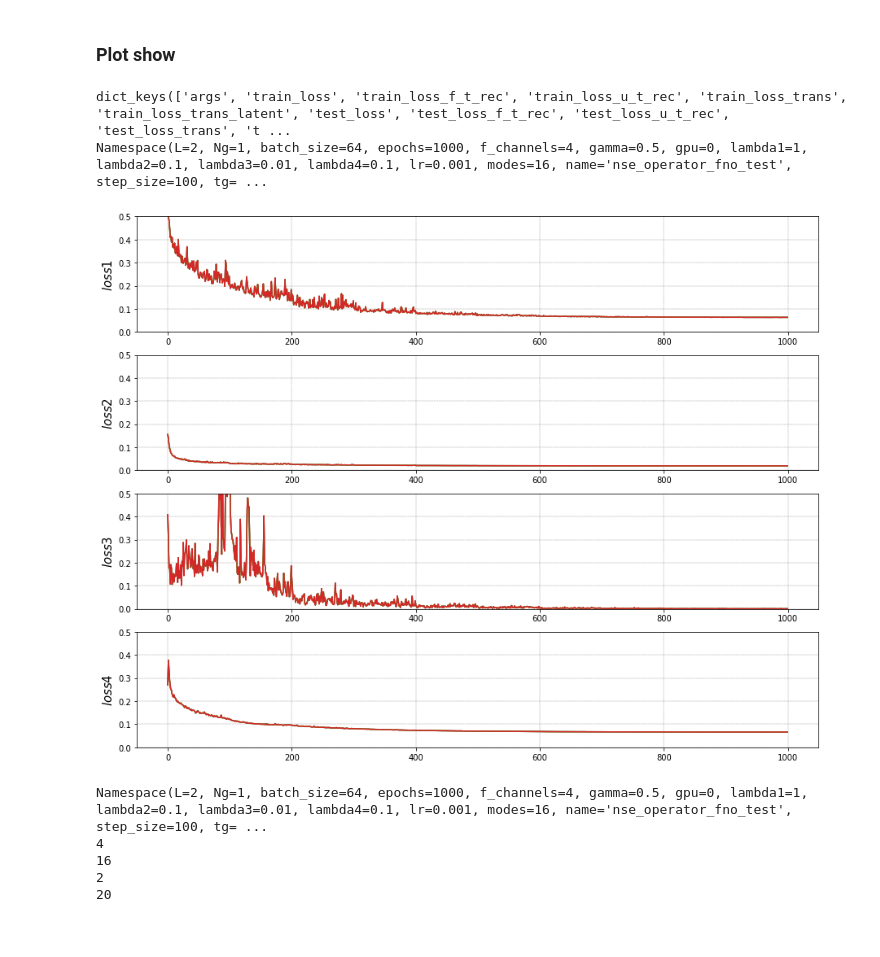
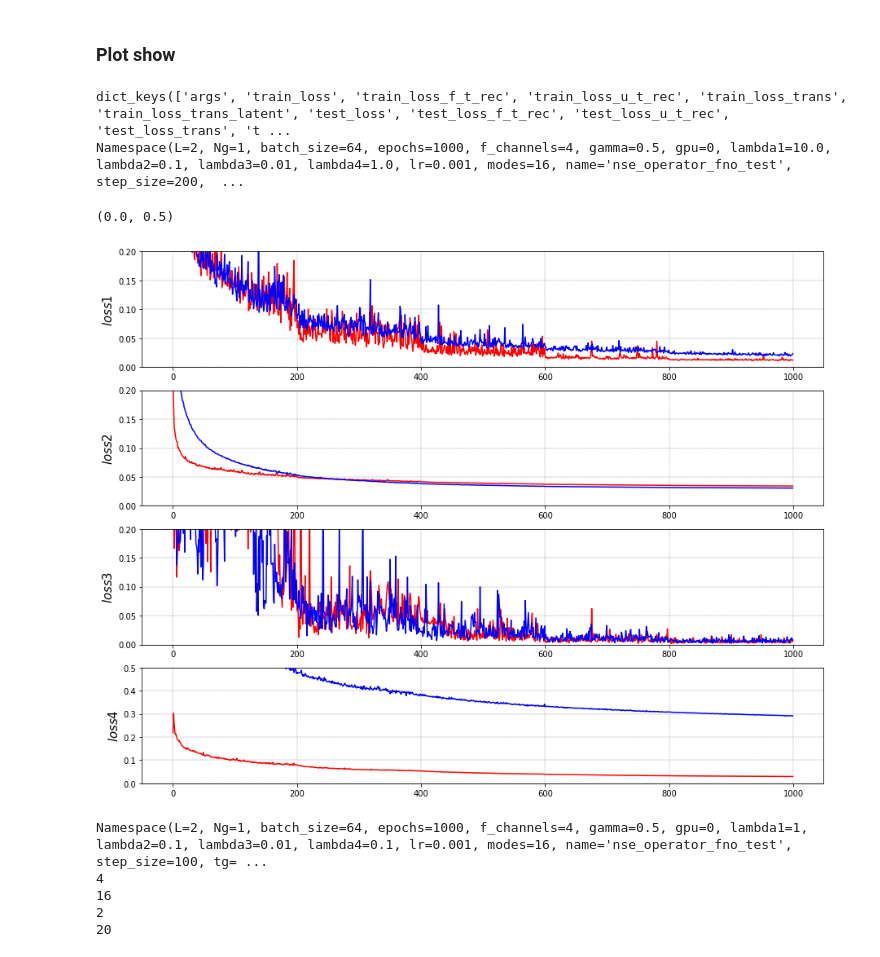
Before and after one commit to AsamaKiseto/Cylinder_Env, a Jupyter notebook: nse/4_nse_test.ipynb, the cells around one changed output. Cells and saved outputs as stored; diff of their text form; code cells hidden in the pictures.

```diff
--- a/nse/4_nse_test.ipynb
+++ b/nse/4_nse_test.ipynb
@@ -387,45 +387,55 @@ param numbers of the model: 465953
 ### Plot show
 # %%
 # load logs
-_, logs = torch.load('logs/phase1_logs_ex10')
+_, logs = torch.load('logs/phase1_logs_ex12')
 print(logs.keys())
 print(logs['args'])
 loss1, loss2, loss3, loss4 = logs['test_loss_trans'], logs['test_loss_u_t_rec'], logs['test_loss_f_t_rec'], logs['test_loss_trans_latent']
 
 plt.figure(figsize=(15, 12))
 ax1 = plt.subplot2grid((4, 2), (0, 0), colspan=2)
 ax2 = plt.subplot2grid((4, 2), (1, 0), colspan=2)
 ax3 = plt.subplot2grid((4, 2), (2, 0), colspan=2)
 ax4 = plt.subplot2grid((4, 2), (3, 0), colspan=2)
 
-for k in range(4):
-    ax1.plot(loss1)
-    ax1.grid(True, lw=0.4, ls="--", c=".50")
-    ax1.set_ylabel(r"$loss1$", fontsize=15)
-    # ax1.set_xlim(0, 1000)
-    ax1.set_ylim(0, 0.5)
+ax1.plot(loss1, color='red')
+ax1.grid(True, lw=0.4, ls="--", c=".50")
+ax1.set_ylabel(r"$loss1$", fontsize=15)
 
-    ax2.plot(loss2)
-    ax2.grid(True, lw=0.4, ls="--", c=".50")
-    ax2.set_ylabel(r"$loss2$", fontsize=15)
-    # ax2.set_xlim(0, 1000)
-    ax2.set_ylim(0, 0.5)
+ax2.plot(loss2, color='red')
+ax2.grid(True, lw=0.4, ls="--", c=".50")
+ax2.set_ylabel(r"$loss2$", fontsize=15)
 
-    ax3.plot(loss3)
-    ax3.grid(True, lw=0.4, ls="--", c=".50")
-    ax3.set_ylabel(r"$loss3$", fontsize=15)
-    # ax3.set_xlim(0, 1000)
-    ax3.set_ylim(0, 0.5)
+ax3.plot(loss3, color='red')
+ax3.grid(True, lw=0.4, ls="--", c=".50")
+ax3.set_ylabel(r"$loss3$", fontsize=15)
 
-    ax4.plot(loss4)
-    ax4.grid(True, lw=0.4, ls="--", c=".50")
-    ax4.set_ylabel(r"$loss4$", fontsize=15)
-    # ax4.set_xlim(0, 1000)
-    ax4.set_ylim(0, 0.5)
+ax4.plot(loss4, color='red')
+ax4.grid(True, lw=0.4, ls="--", c=".50")
+ax4.set_ylabel(r"$loss4$", fontsize=15)
+
+# load logs
+_, logs = torch.load('logs/phase1_logs_ex11')
+loss1, loss2, loss3, loss4 = logs['test_loss_trans'], logs['test_loss_u_t_rec'], logs['test_loss_f_t_rec'], logs['test_loss_trans_latent']
+
+ax1.plot(loss1, color='blue')
+ax2.plot(loss2, color='blue')
+ax3.plot(loss3, color='blue')
+ax4.plot(loss4, color='blue')
+
+# ax1.set_xlim(0, 1000)
+ax1.set_ylim(0, 0.2)
+# ax2.set_xlim(0, 1000)
+ax2.set_ylim(0, 0.2)
+# ax3.set_xlim(0, 1000)
+ax3.set_ylim(0, 0.2)
+# ax4.set_xlim(0, 1000)
+ax4.set_ylim(0, 0.5)
 # %% [output]
 dict_keys(['args', 'train_loss', 'train_loss_f_t_rec', 'train_loss_u_t_rec', 'train_loss_trans', 'train_loss_trans_latent', 'test_loss', 'test_loss_f_t_rec', 'test_loss_u_t_rec', 'test_loss_trans', 't ...
-Namespace(L=2, Ng=1, batch_size=64, epochs=1000, f_channels=4, gamma=0.5, gpu=0, lambda1=1, lambda2=0.1, lambda3=0.01, lambda4=0.1, lr=0.001, modes=16, name='nse_operator_fno_test', step_size=100, tg= ...
+Namespace(L=2, Ng=1, batch_size=64, epochs=1000, f_channels=4, gamma=0.5, gpu=0, lambda1=10.0, lambda2=0.1, lambda3=0.01, lambda4=1.0, lr=0.001, modes=16, name='nse_operator_fno_test', step_size=200,  ...
+(0.0, 0.5)
-[figure, old version]
+[figure, new version]
 # %%
 par = logs['args']
 print(par)
```
Also changed, not shown: parts of 3 cells of this notebook, 10 other files.
